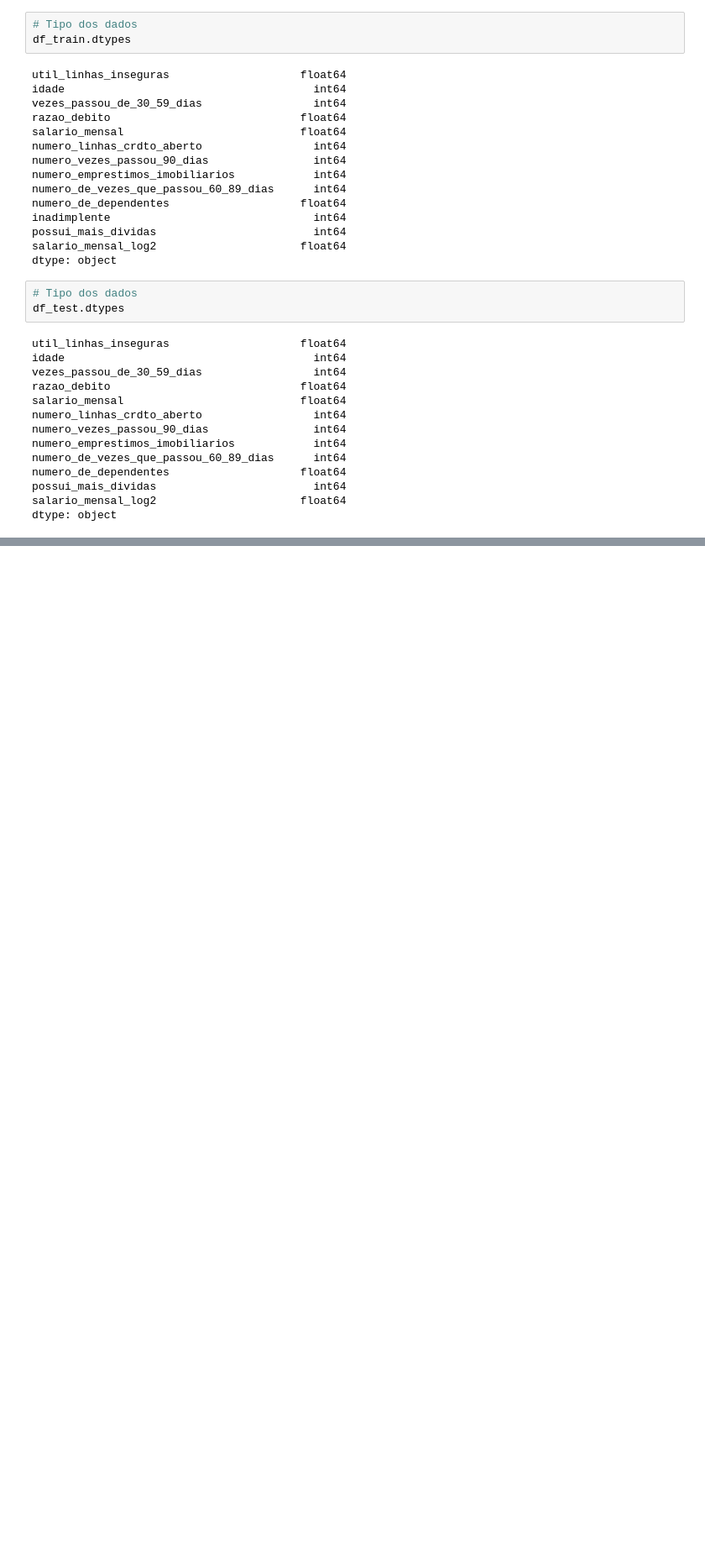
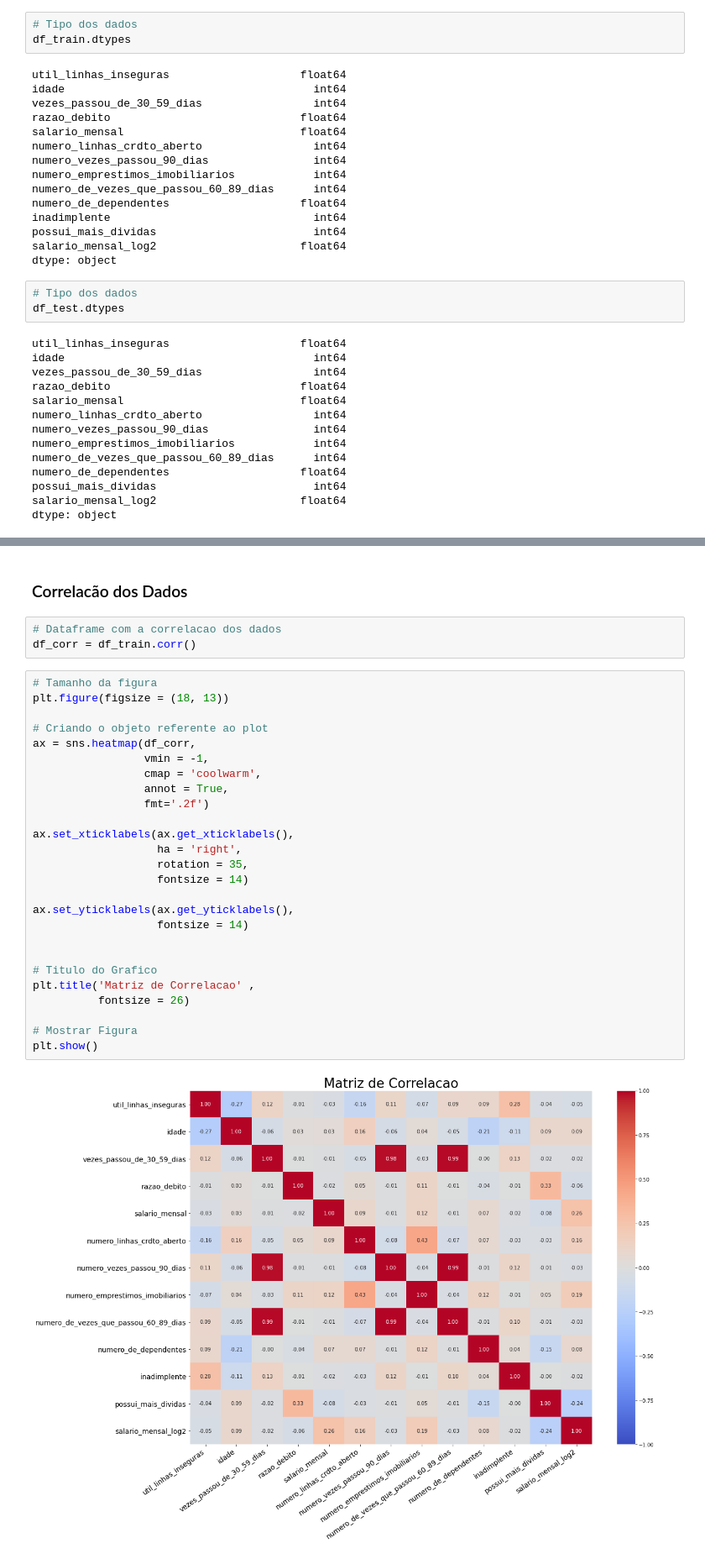
Before and after one commit to Joao-TheCosmosIsInfinite/Modelo-Aprovacao-Credito, a Jupyter notebook: 02_Modelos_Machine.ipynb, the cells around one changed output, grey strips where cells are left out. Shown at 84% size. Saved outputs shown, nothing was run; the diff lists cells and outputs as text; blank space fills up the shorter version.

Commit message:
Adicionado notebooks referentes a analise feita

```diff
--- a/02_Modelos_Machine.ipynb
+++ b/02_Modelos_Machine.ipynb
@@ -115,0 +166,33 @@ dtype: object
+# %% [markdown]
+### Correlacão dos Dados
+# %%
+# Dataframe com a correlacao dos dados
+df_corr = df_train.corr()
+# %%
+# Tamanho da figura
+plt.figure(figsize = (18, 13))
+
+# Criando o objeto referente ao plot
+ax = sns.heatmap(df_corr,
+                 vmin = -1,
+                 cmap = 'coolwarm',
+                 annot = True,
+                 fmt='.2f')
+
+ax.set_xticklabels(ax.get_xticklabels(),
+                   ha = 'right',
+                   rotation = 35,
+                   fontsize = 14)
+
+ax.set_yticklabels(ax.get_yticklabels(),
+                   fontsize = 14)
+
+
+# Titulo do Grafico
+plt.title('Matriz de Correlacao' ,
+          fontsize = 26)
+
+# Mostrar Figura
+plt.show()
+# %% [output]
+[figure, added]
```
Also changed, not shown: parts of 98 cells of this notebook, 6 other files.
